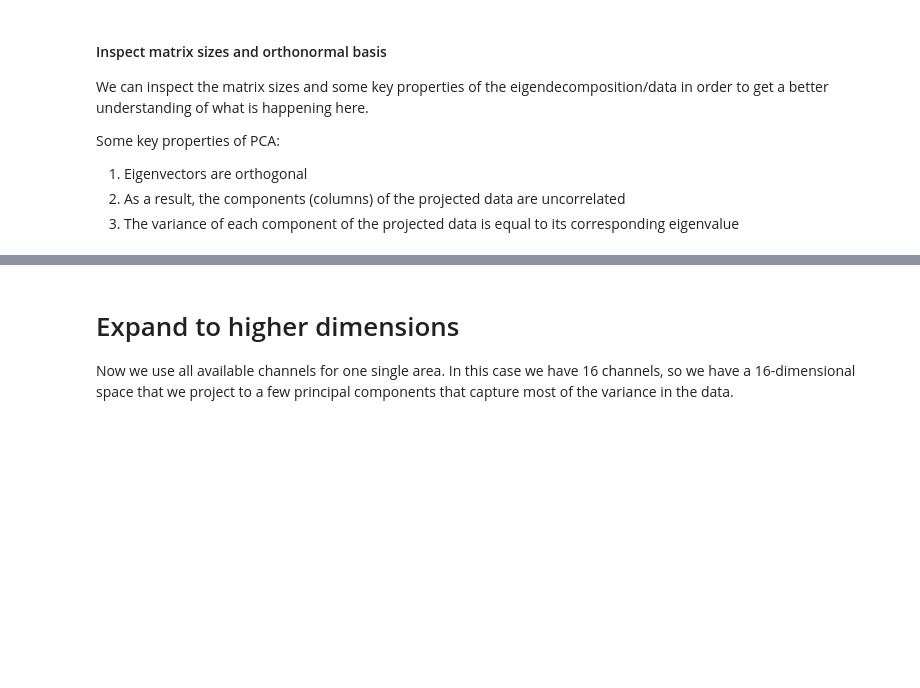
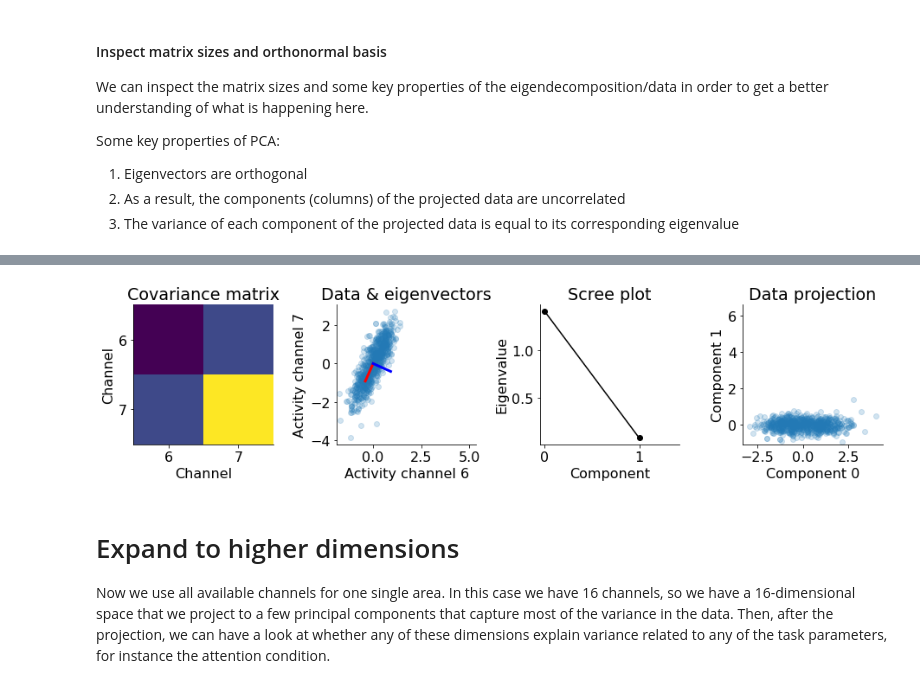
Before and after one commit to jochemvankempen/demos-data-science, a Jupyter notebook: dimensionality-reduction-demo-PCA.ipynb, the cells around one changed output, grey strips where cells are left out. Cells and saved outputs as stored; diff of their text form; code cells hidden in the pictures; blank space fills up the shorter version.

```diff
--- a/dimensionality-reduction-demo-PCA.ipynb
+++ b/dimensionality-reduction-demo-PCA.ipynb
@@ -392,12 +442,12 @@ evals = pca.explained_variance_
 
 cov_matrix = pca.get_covariance()
 
-data_proj = linalg_change_basis(data_mat, evectors)
+data_proj = change_basis(data_mat, evectors)
 
 
 # plotting, repeat of code in previous cell
 # -----------------------------------------
-plt.figure(figsize=(13,6))
+plt.figure(figsize=(13,6), facecolor="none")
 
 # plot covariance matrix
 ax = plt.subplot(1, num_plots, 1)
@@ -408,41 +458,44 @@ ax.set_title('Covariance matrix')
 ax.set_xticks([0,1])
 ax.set_yticks([0,1])
 ax.set_xticklabels(idx_unit)
 ax.set_yticklabels(idx_unit)
 
 # plot data covariance with eigenvectors
-ax = plt.subplot(1, num_plots, 2)
+ax = plt.subplot(1, num_plots, 2, facecolor="none")
 ax.scatter(data_mat[:,0], data_mat[:,1], alpha=0.2)
 ax.plot([0, evectors[0, 0]], [0, evectors[1, 0]], color='r', linewidth=3, label='Basis vector 1')
 ax.plot([0, evectors[0, 1]], [0, evectors[1, 1]], color='b', linewidth=3, label='Basis vector 2')
 ax.set_xlabel('Activity channel ' + str(idx_unit[0]))
 ax.set_ylabel('Activity channel ' + str(idx_unit[1]))
 ax.set_title('Data & eigenvectors')
 ax.axis('square')
 # plt.legend()
 
 # plot eigenvalues
-ax = plt.subplot(1, num_plots, 3)
-ax.plot(np.arange(1, len(evals) + 1), evals, 'o-k')
+ax = plt.subplot(1, num_plots, 3, facecolor="none")
+ax.plot(np.arange(0,len(evals)), evals, 'o-k')
 ax.set_xlabel('Component')
 ax.set_ylabel('Eigenvalue')
 ax.set_title('Scree plot')
-ax.set_xticks(np.arange(1, len(evals) + 1))
+ax.set_xticks(np.arange(0,len(evals)))
 ax.axis('square')
 ax.set_xticklabels(np.arange(0, len(evals)))
 
 # plot data projected onto orthonormal basis
-ax = plt.subplot(1, num_plots, 4)
+ax = plt.subplot(1, num_plots, 4, facecolor="none")
 ax.scatter(data_proj[:,0], data_proj[:,1], alpha=0.2)
 ax.set_xlabel('Component 0')
 ax.set_ylabel('Component 1')
 ax.set_title('Data projection')
 ax.axis('square')
 
 plt.show()
+# %% [output]
+[figure, added]
 # %% [markdown]
 # Expand to higher dimensions
 Now we use all available channels for one single area. In this case we have 16 channels, so we have a 16-dimensional space that we project to a few principal components that capture most of the variance in the data.
+Then, after the projection, we can have a look at whether any of these dimensions explain variance related to any of the task parameters, for instance the attention condition.
 # %%
 # extract data
 data_mat = plotdata['V1']
```
Also changed, not shown: parts of 42 cells of this notebook.
